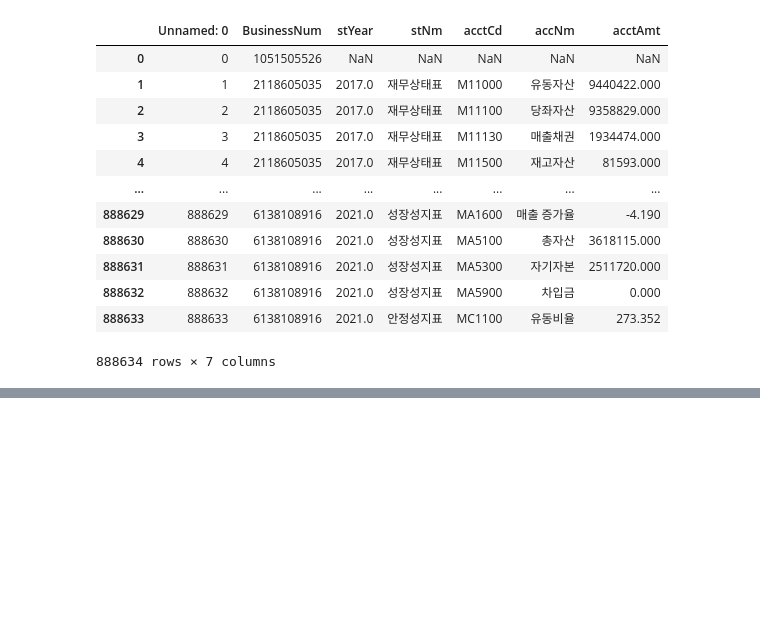
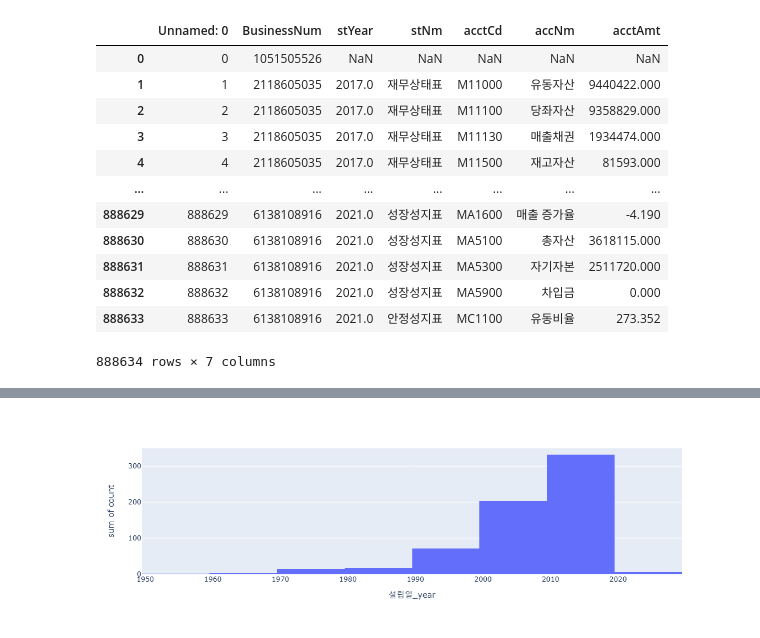
Before and after one commit to raneeKim/SW_CAMP, a Jupyter notebook: 기업정보/자료확인.ipynb, the cells around one changed output, grey strips where cells are left out. Cells and saved outputs as stored; diff of their text form; code cells hidden in the pictures; blank space fills up the shorter version.

```diff
--- a/기업정보/자료확인.ipynb
+++ b/기업정보/자료확인.ipynb
@@ -479,0 +508,6 @@ ntis_assign.head(10)
+# %%
+df3 = p1.loc[p1['대분류'] == '제조업']
+df3
+px.histogram(df3,x='설립일_year' , y='count')
+# %% [output]
+[figure, added]
```
Also changed, not shown: parts of 50 cells of this notebook.
